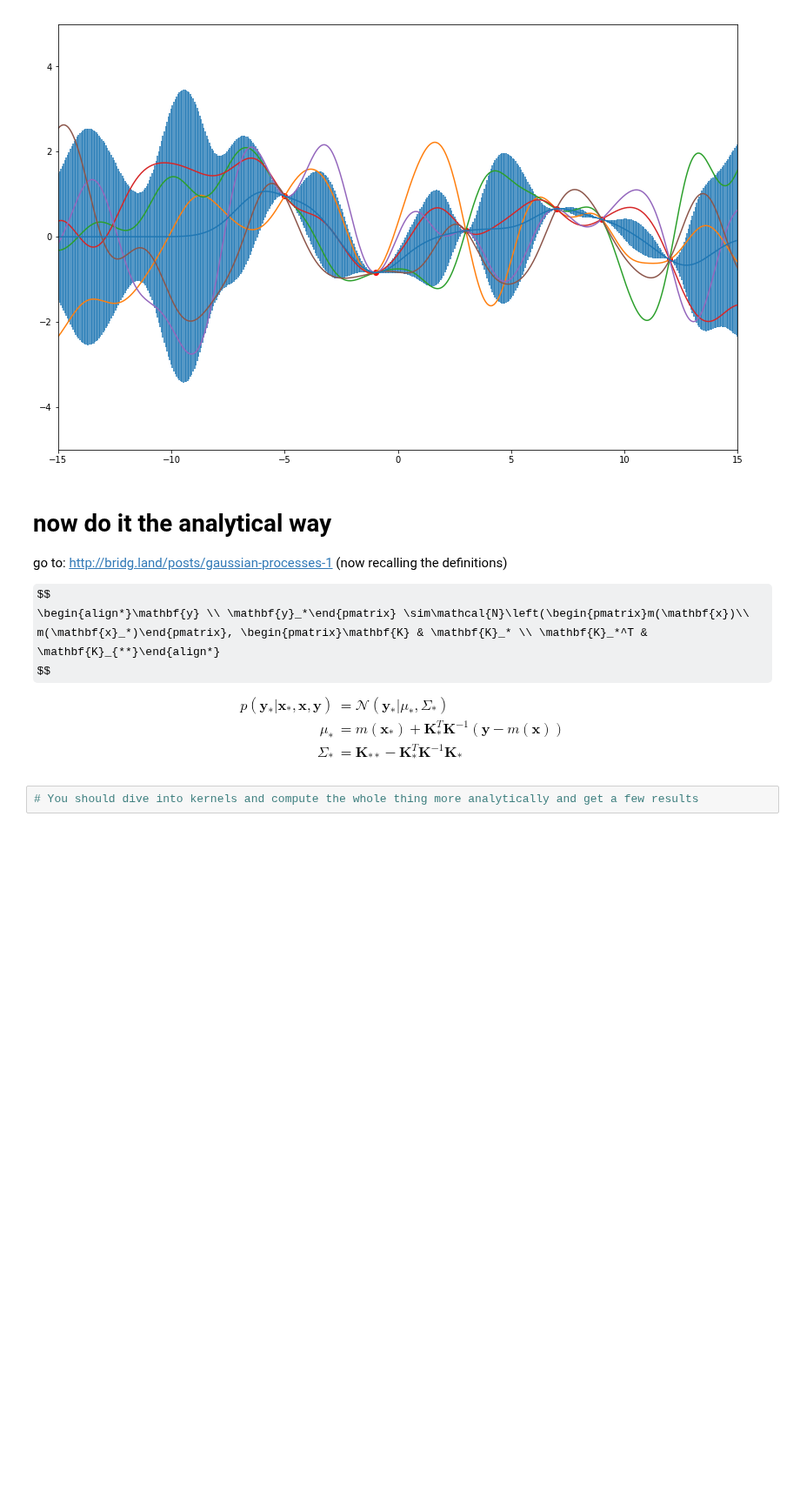
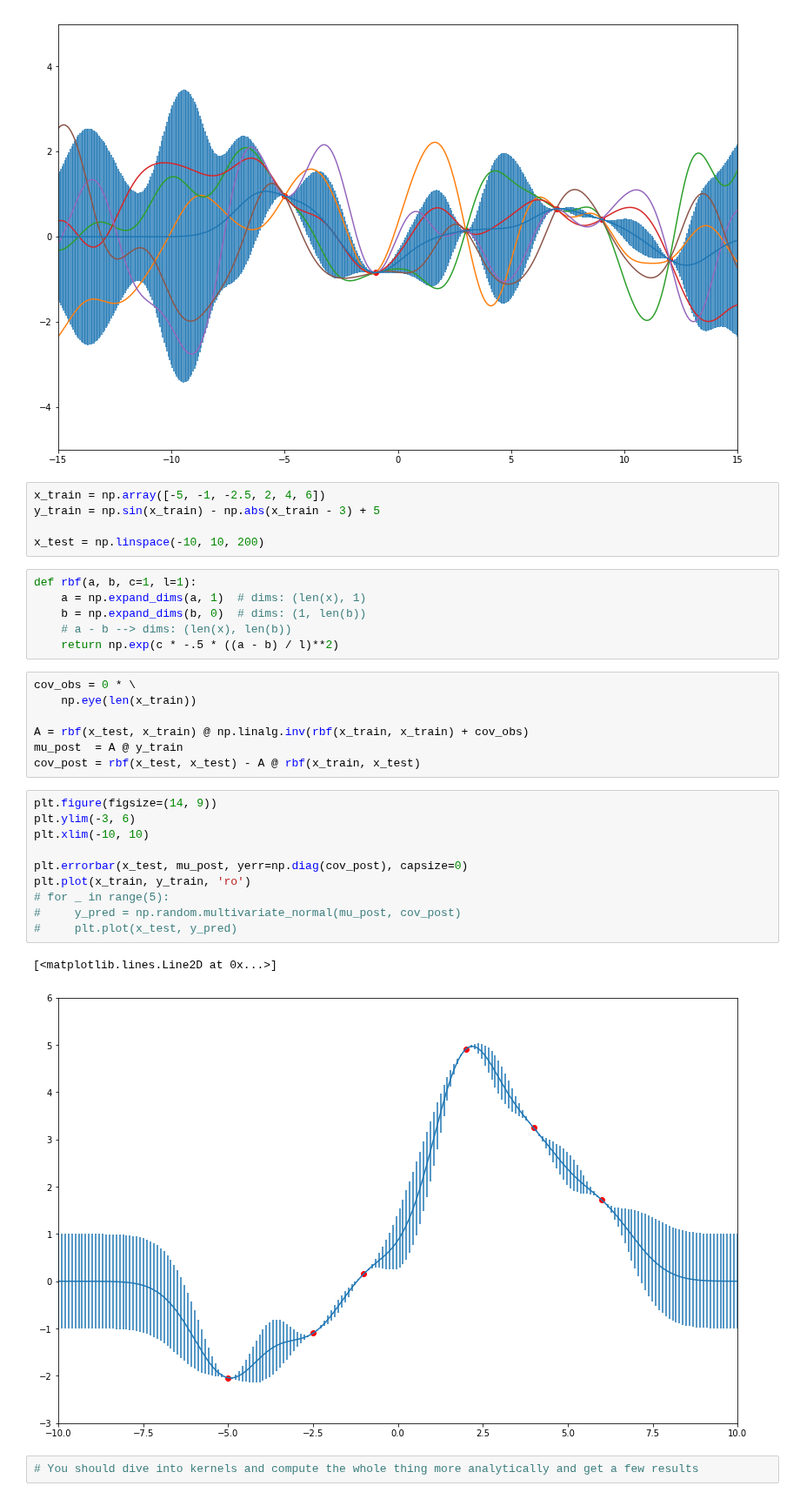
Before and after one commit to cavaunpeu/gaussian-processes, a Jupyter notebook: gaussian-processes.ipynb, the cells around one changed output. Shown at 87% size. Drawn from its saved outputs; the diff is of its cells as text; some formulas as TeX source; blank space fills up the shorter version.

```diff
--- a/gaussian-processes.ipynb
+++ b/gaussian-processes.ipynb
@@ -203,22 +203,37 @@ for _ in range(5):
     plt.plot(x_new, y)
 # %% [output]
 [figure]
-# %% [markdown]
-# now do it the analytical way
-
-go to: http://bridg.land/posts/gaussian-processes-1 (now recalling the definitions)
-
-$$
-\begin{align*}\mathbf{y} \\ \mathbf{y}_*\end{pmatrix} \sim\mathcal{N}\left(\begin{pmatrix}m(\mathbf{x})\\ m(\mathbf{x}_*)\end{pmatrix}, \begin{pmatrix}\mathbf{K} & \mathbf{K}_* \\ \mathbf{K}_*^T & \mathbf{K}_{**}\end{align*}
-$$
-
-$$
-\begin{align}
-p(\mathbf{y}_*\vert \mathbf{x}_*, \mathbf{x}, \mathbf{y})&=\mathcal{N}(\mathbf{y}_*\vert \mu_*, \Sigma_*)\\
-\mu_*&=m(\mathbf{x}_*)+\mathbf{K}_*^T\mathbf{K}^{-1}(\mathbf{y}-m(\mathbf{x}))\\
-\Sigma_*&=\mathbf{K}_{**}-\mathbf{K}_*^T\mathbf{K}^{-1}\mathbf{K}_*
-\end{align}
-$$
+# %%
+x_train = np.array([-5, -1, -2.5, 2, 4, 6])
+y_train = np.sin(x_train) - np.abs(x_train - 3) + 5
+
+x_test = np.linspace(-10, 10, 200)
+# %%
+def rbf(a, b, c=1, l=1):
+    a = np.expand_dims(a, 1)  # dims: (len(x), 1)
+    b = np.expand_dims(b, 0)  # dims: (1, len(b))
+    # a - b --> dims: (len(x), len(b))
+    return np.exp(c * -.5 * ((a - b) / l)**2)
+# %%
+cov_obs = 0 * \
+    np.eye(len(x_train))
+
+A = rbf(x_test, x_train) @ np.linalg.inv(rbf(x_train, x_train) + cov_obs)
+mu_post  = A @ y_train
+cov_post = rbf(x_test, x_test) - A @ rbf(x_train, x_test)
+# %%
+plt.figure(figsize=(14, 9))
+plt.ylim(-3, 6)
+plt.xlim(-10, 10)
+
+plt.errorbar(x_test, mu_post, yerr=np.diag(cov_post), capsize=0)
+plt.plot(x_train, y_train, 'ro')
+# for _ in range(5):
+#     y_pred = np.random.multivariate_normal(mu_post, cov_post)
+#     plt.plot(x_test, y_pred)
+# %% [output]
+[<matplotlib.lines.Line2D at 0x...>]
+[figure, added]
 # %%
 # You should dive into kernels and compute the whole thing more analytically and get a few results
 # %%
```
Also changed, not shown: parts of 1 cell of this notebook.
